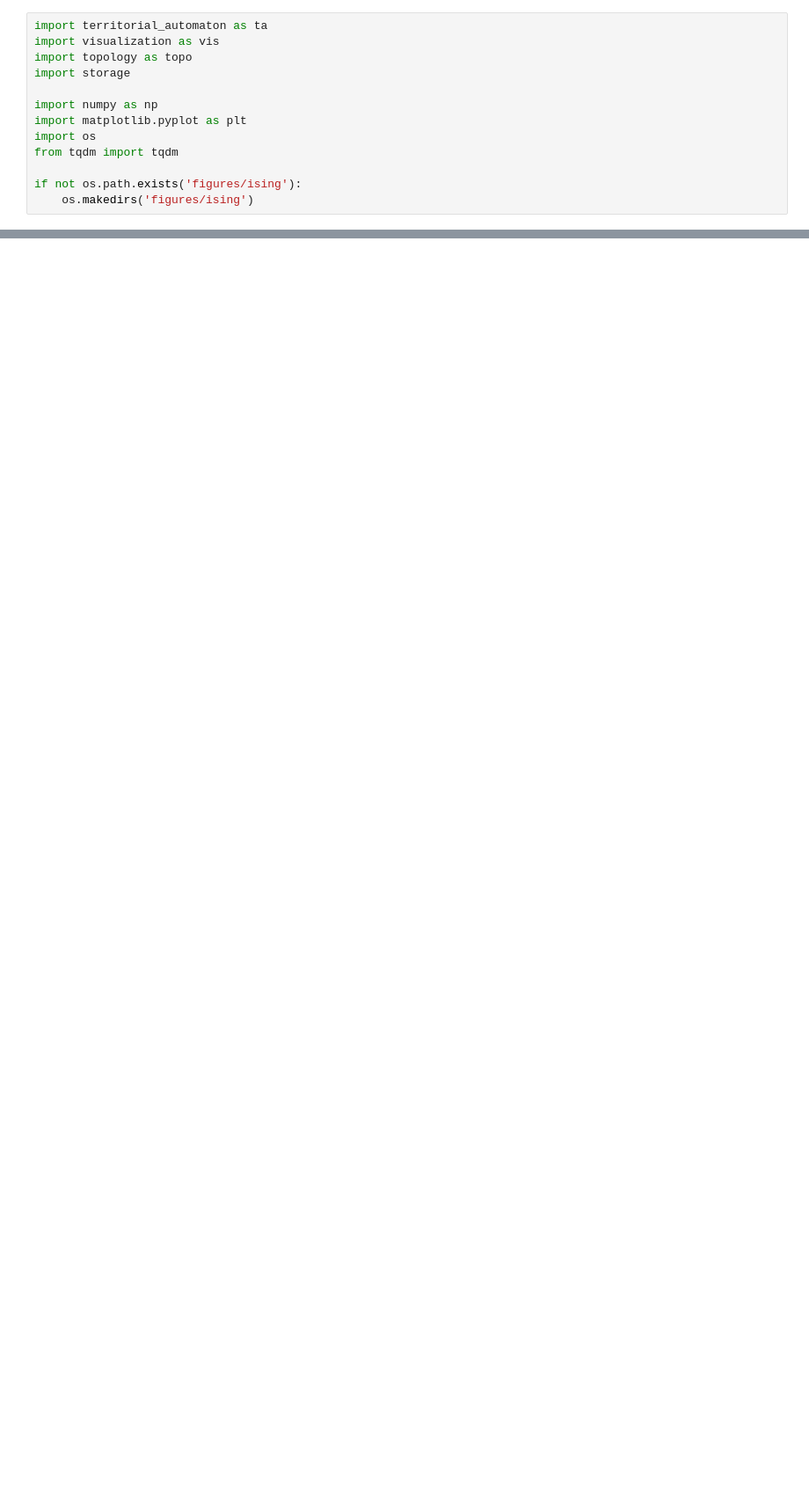
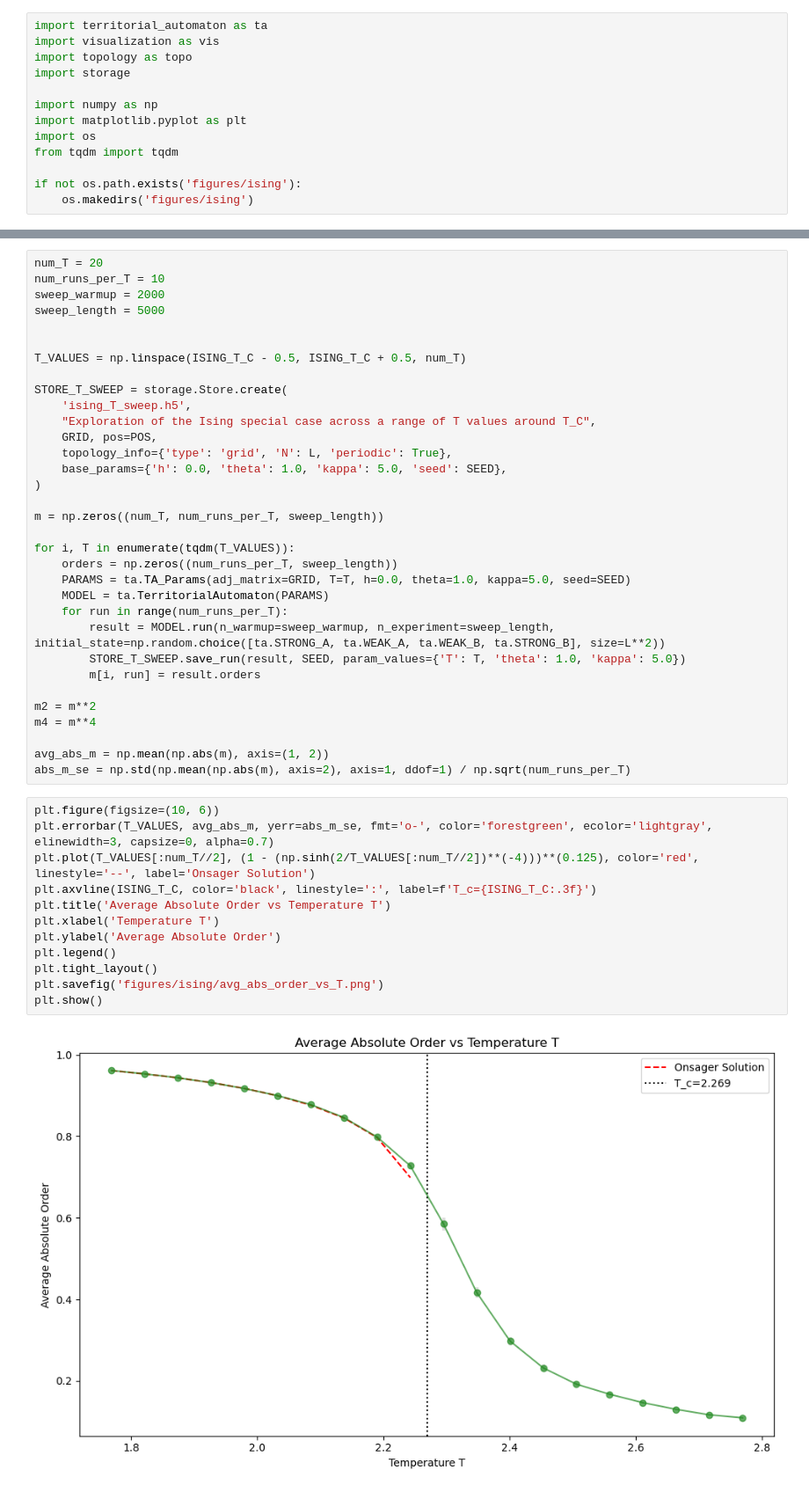
Before and after one commit to kylehtunis/territorial-automaton, a Jupyter notebook: ising.ipynb, the cells around one changed output, grey strips where cells are left out. Shown at 88% size. Cells and saved outputs as stored; diff of their text form; blank space fills up the shorter version.

```diff
--- a/ising.ipynb
+++ b/ising.ipynb
@@ -62,0 +142,47 @@ plt.show()
+# %%
+num_T = 20
+num_runs_per_T = 10
+sweep_warmup = 2000
+sweep_length = 5000
+
+
+T_VALUES = np.linspace(ISING_T_C - 0.5, ISING_T_C + 0.5, num_T)
+
+STORE_T_SWEEP = storage.Store.create(
+    'ising_T_sweep.h5',
+    "Exploration of the Ising special case across a range of T values around T_C",
+    GRID, pos=POS,
+    topology_info={'type': 'grid', 'N': L, 'periodic': True},
+    base_params={'h': 0.0, 'theta': 1.0, 'kappa': 5.0, 'seed': SEED},
+)
+
+m = np.zeros((num_T, num_runs_per_T, sweep_length))
+
+for i, T in enumerate(tqdm(T_VALUES)):
+    orders = np.zeros((num_runs_per_T, sweep_length))
+    PARAMS = ta.TA_Params(adj_matrix=GRID, T=T, h=0.0, theta=1.0, kappa=5.0, seed=SEED)
+    MODEL = ta.TerritorialAutomaton(PARAMS)
+    for run in range(num_runs_per_T):
+        result = MODEL.run(n_warmup=sweep_warmup, n_experiment=sweep_length, initial_state=np.random.choice([ta.STRONG_A, ta.WEAK_A, ta.WEAK_B, ta.STRONG_B], size=L**2))
+        STORE_T_SWEEP.save_run(result, SEED, param_values={'T': T, 'theta': 1.0, 'kappa': 5.0})
+        m[i, run] = result.orders
+
+m2 = m**2
+m4 = m**4
+
+avg_abs_m = np.mean(np.abs(m), axis=(1, 2))
+abs_m_se = np.std(np.mean(np.abs(m), axis=2), axis=1, ddof=1) / np.sqrt(num_runs_per_T)
+# %%
+plt.figure(figsize=(10, 6))
+plt.errorbar(T_VALUES, avg_abs_m, yerr=abs_m_se, fmt='o-', color='forestgreen', ecolor='lightgray', elinewidth=3, capsize=0, alpha=0.7)
+plt.plot(T_VALUES[:num_T//2], (1 - (np.sinh(2/T_VALUES[:num_T//2])**(-4)))**(0.125), color='red', linestyle='--', label='Onsager Solution')
+plt.axvline(ISING_T_C, color='black', linestyle=':', label=f'T_c={ISING_T_C:.3f}')
+plt.title('Average Absolute Order vs Temperature T')
+plt.xlabel('Temperature T')
+plt.ylabel('Average Absolute Order')
+plt.legend()
+plt.tight_layout()
+plt.savefig('figures/ising/avg_abs_order_vs_T.png')
+plt.show()
+# %% [output]
+[figure, added]
```
Also changed, not shown: parts of 10 cells of this notebook, 5 other files.
